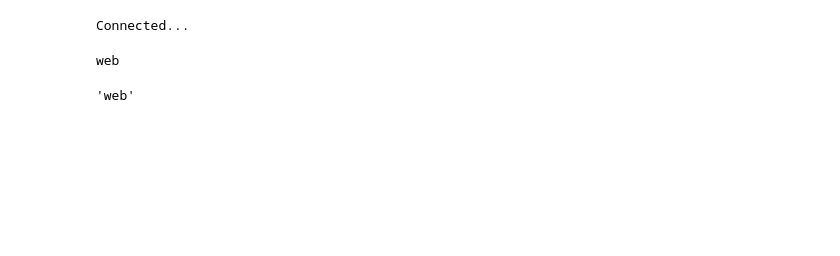
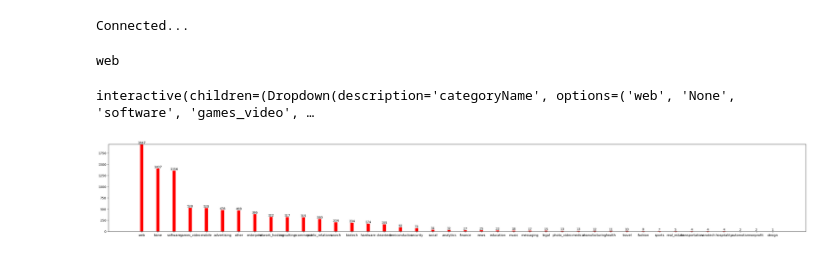
Before and after one commit to olvrMns/SampleTrainingDataAnalysisTP2, a Jupyter notebook: notebooks/tp.ipynb, the cells around one changed output. Cells and saved outputs as stored; diff of their text form; code cells hidden in the pictures; blank space fills up the shorter version.

```diff
--- a/notebooks/tp.ipynb
+++ b/notebooks/tp.ipynb
@@ -117,22 +128,34 @@ pipeline = [
     { "$sort": {"_id": 1} }
 ]
 companies = inquisitor.getAggregation("companies", pipeline, "tache2_3.csv")
-# %%
-#3_1 (NEEDS FIXING)
-pipeline = [
-    { "$group": {"_id": "$category_code", "count": {"$sum": 1}}},
-    { "$sort": {"count": -1} }
-]
-companies = inquisitor.getAggregation("companies", pipeline, "tache3_1.csv")
-companies[0]["_id"]
-
-
-
-def selectCategory():
-    pass
-#interact()
-# %% [output]
-'web'
+# %%
+#3_1
+def checkNoneValues(array: List):
+    for elem in range(len(array)):
+        if (array[elem] == None): array[elem] = 'None'
+    return array
+
+def getCount(data: List, categoryName: str):
+    for elem in range(len(data)):
+        if (data[elem]["_id"] == categoryName): return data[elem]['count']
+    return None
+
+pipeline = [
+    { "$group": {"_id": "$category_code", "count": {"$sum": 1}}},
+    { "$sort": {"count": -1} }
+]
+companies: List = inquisitor.getAggregation("companies", pipeline, "tache3_1.csv")
+categories: List = checkNoneValues([elem["_id"] for elem in companies])
+nCompanies = [elem["count"] for elem in companies]
+highestNCompanies = max(nCompanies)
+options = widgets.Dropdown(options=(categories))
+def selectCategory(categoryName: str):
+    Graph.bar(xValues=categoryName, yValues=[getCount(companies, categoryName)], topValue=highestNCompanies)
+interact(selectCategory, categoryName=categories)
+Graph.bar(categories, nCompanies)
+# %% [output]
+interactive(children=(Dropdown(description='categoryName', options=('web', 'None', 'software', 'games_video', …
+[figure, added]
 # %%
 #3_2
 # %%
```
Also changed, not shown: parts of 3 cells of this notebook, 2 other files.
